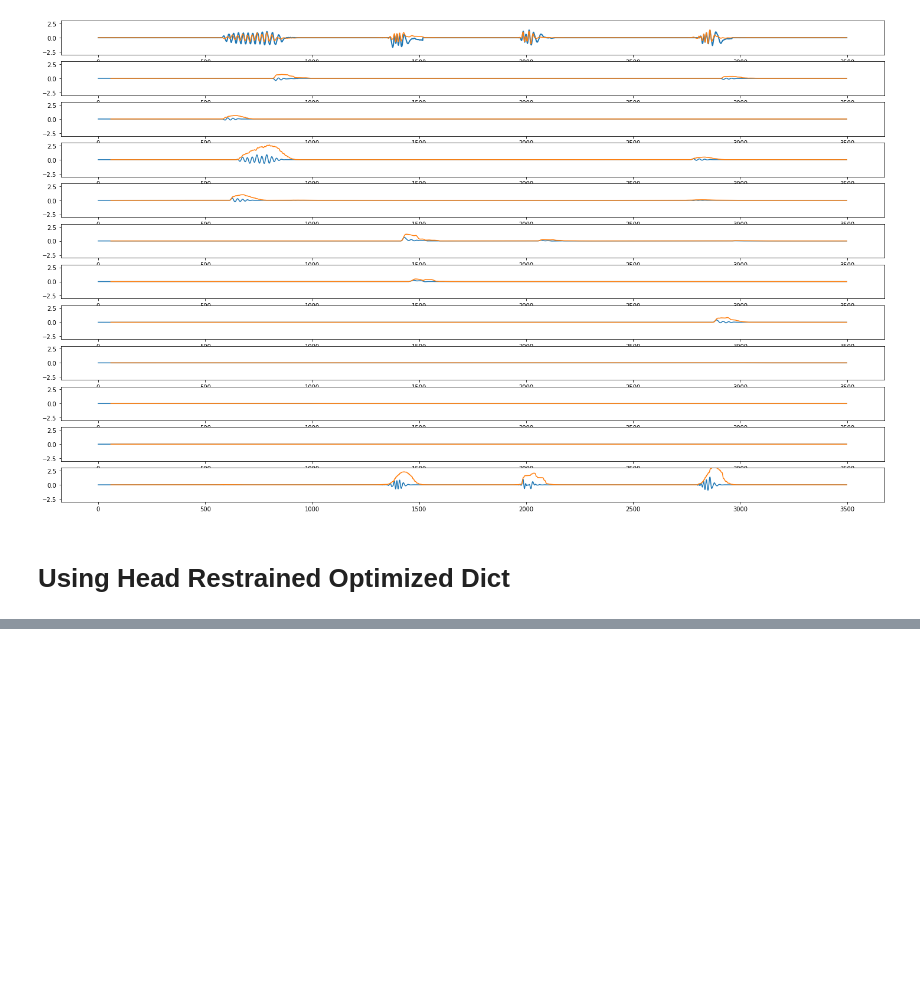
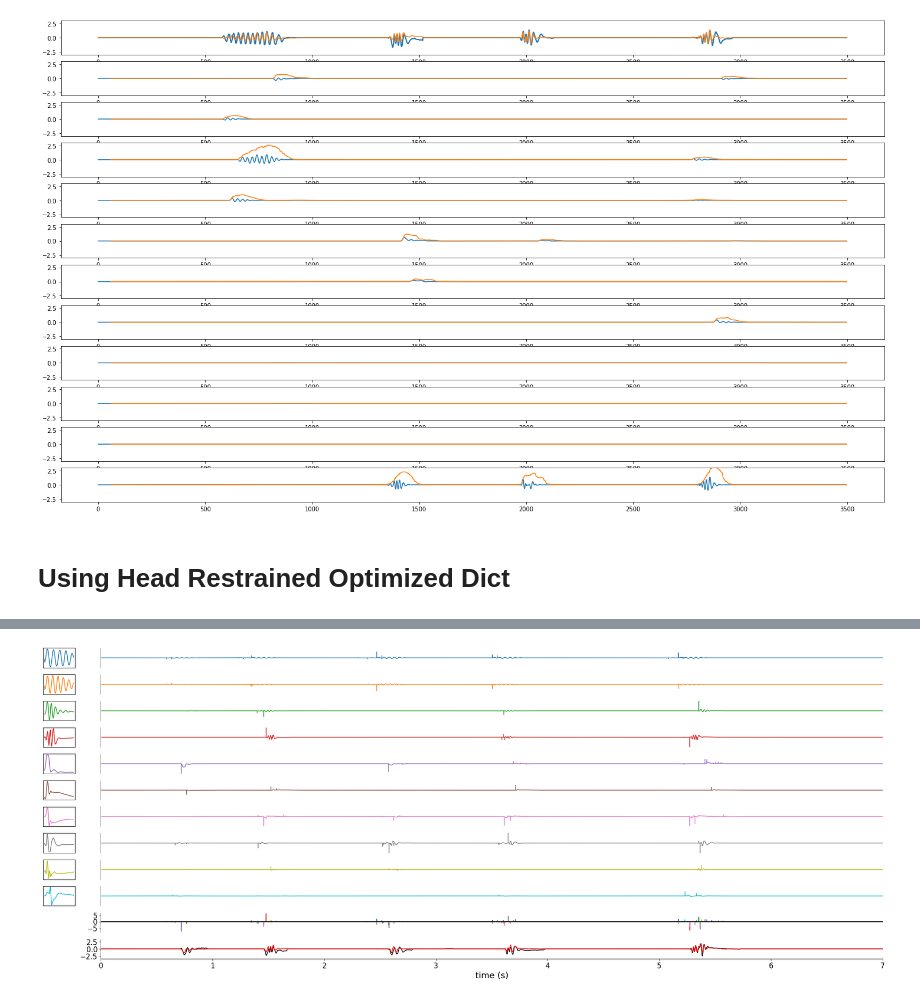
Before and after one commit to orger-lab/megabouts, a Jupyter notebook: megabouts/head_restrained/HeadRestrained_SparseCode.ipynb, the cells around one changed output, grey strips where cells are left out. Drawn from its saved outputs; the diff is of its cells as text; code cells hidden in the pictures; blank space fills up the shorter version.

Commit message:
Use Dictionary optimized for head restrained in HeadRestrained_SparseCode

```diff
--- a/megabouts/head_restrained/HeadRestrained_SparseCode.ipynb
+++ b/megabouts/head_restrained/HeadRestrained_SparseCode.ipynb
@@ -328,7 +316,7 @@ z = np.zeros((T_trial,N_atoms,1))
 
 opt = cbpdnin.ConvBPDNInhib.Options({'Verbose': True, 'MaxMainIter': 200,
                                         'RelStopTol': 5e-3, 'AuxVarObj': False,'HighMemSolve': True})
-b = cbpdnin.ConvBPDNInhib(Dict[:,:,:],tail_angle_batch,lmbda =0.01, Wg=Wg,gamma=0.,mu=0.1,Whn=60,win_args='box', opt=opt, dimK=1, dimN=1)
+b = cbpdnin.ConvBPDNInhib(Dict[:,:,:],tail_angle_batch,lmbda =0.05, Wg=Wg,gamma=0.05,mu=0.05,Whn=60,win_args='box', opt=opt, dimK=1, dimN=1)
 z = b.solve().squeeze()
 tail_hat = b.reconstruct().squeeze()
 
@@ -362,7 +350,12 @@ Itn   Fnc       DFid      Regℓ1     RegLat    RegSelf   r         s         ρ
 ------------------------------------------------------------------------------------
 # %%
-decomposition = np.zeros((z.shape[0],4))
-for i,list_ in enumerate([id_forward,id_fast,id_turn,id_struggle]):
-    tmp = np.zeros(z.shape[0])
-    for k in list_:
-        decomposition[:,i] = decomposition[:,i]+np.convolve(z[:,k],Dict[:,-1,k],'full')[:z.shape[0]]
+decomposition = np.zeros((z.shape[0],z.shape[1]))
+for k in range(z.shape[1]):
+    decomposition[:,k] = decomposition[:,k]+np.convolve(z[:,k],Dict[:,-1,k],'full')[:z.shape[0]]
+
+
+regressor = np.zeros_like(z)
+for k in range(z.shape[1]):
+    ts = pd.Series(decomposition[:,k])
+    # calculate a 60 day rolling mean and plot
+    regressor[:,k] = ts.rolling(window=60).std()
@@ -397,0 +362,77 @@ plt.show()
+# %%
+Duration = 700*7
+IdSt = 212070
+IdEd = IdSt+Duration
+
+id_atom = np.arange(Dict.shape[-1])
+print(id_atom)
+N = len(id_atom)
+cmap = plt.cm.tab10  # define the colormap
+cmaplist = [cmap(i) for i in range(cmap.N)]
+
+t = np.linspace(0,Duration/700,Duration)
+
+fig, ax = plt.subplots(facecolor='white',figsize=(25,10),tight_layout=True)
+plt.rc('xtick', labelsize=15)
+plt.rc('ytick', labelsize=15)
+plt.rc('axes', labelsize=15)
+
+G = gridspec.GridSpec(N+2,15)
+
+ax = plt.subplot(G[-1:,1:])
+ax.plot(t,tail_angle_detrend[IdSt:IdEd,-1],'k')
+ax.plot(t,tail_angle_hat_[IdSt:IdSt+Duration,-1],'r')
+
+ax.set_ylim(-3.5,3.5)
+ax.spines['right'].set_visible(False)
+ax.spines['top'].set_visible(False)
+ax.set_xlim(0,Duration/700)
+ax.set_xlabel('time (s)',fontdict={'fontsize':18})
+#ax.set_ylabel('tail angle \n (rad)',fontdict={'fontsize':18},rotation='horizontal')
+
+ax = plt.subplot(G[-2,1:])
+for i,i_code in enumerate(id_atom):
+    ax.plot(t,z[IdSt:IdEd,i_code],color=cmaplist[i])
+ax.plot(t,z[IdSt:IdEd,i_code]*0,color='k')
+ax.set_xticks([])
+ax.spines['right'].set_visible(False)
+ax.spines['top'].set_visible(False)
+ax.spines['bottom'].set_visible(False)
+ax.set_xlim(0,Duration/700)
+#ax.set_ylabel('sparse code',fontdict={'fontsize':18},rotation='horizontal')
+
+# ax.set_ylim(-3,3)
+markerline = {}
+stemline = {}
+for i,i_code in enumerate(id_atom):
+    ax = plt.subplot(G[i,1:])
+
+    y = z[IdSt:IdEd,i_code]
+    x = t
+    x = x[np.abs(y)>0.1]
+    y = y[np.abs(y)>0.1]
+    markerline[i], stemline[i], baseline = ax.stem(x,y,use_line_collection=True)
+    baseline.remove()
+    markerline[i].remove()
+    #plt.setp(markerline[i], color=cmaplist[i])
+    plt.setp(stemline[i], color=cmaplist[i])
+
+    ax.plot(t,decomposition[IdSt:IdEd,i_code],color=cmaplist[i])
+    ax.set_ylim(-3.5,3.5)
+    ax.set_xticks([])
+    ax.set_yticks([])
+    ax.spines['right'].set_visible(False)
+    ax.spines['top'].set_visible(False)
+    ax.spines['bottom'].set_visible(False)
+    ax.set_xlim(0,Duration/700)
+
+    ax = plt.subplot(G[i,0])
+    ax.plot(Dict[:,-1,i_code,],color=cmaplist[i])
+    ax.set_xticks([])
+    ax.set_yticks([])
+
+
+#plt.savefig('SparseCoding_'+strain+'.png',dpi=300, bbox_inches = "tight")
+
+plt.show()
+# %% [output]
@@ -397,0 +440 @@ plt.show()
+[figure, added]
```
Also changed, not shown: parts of 6 cells of this notebook, 1 other file.
